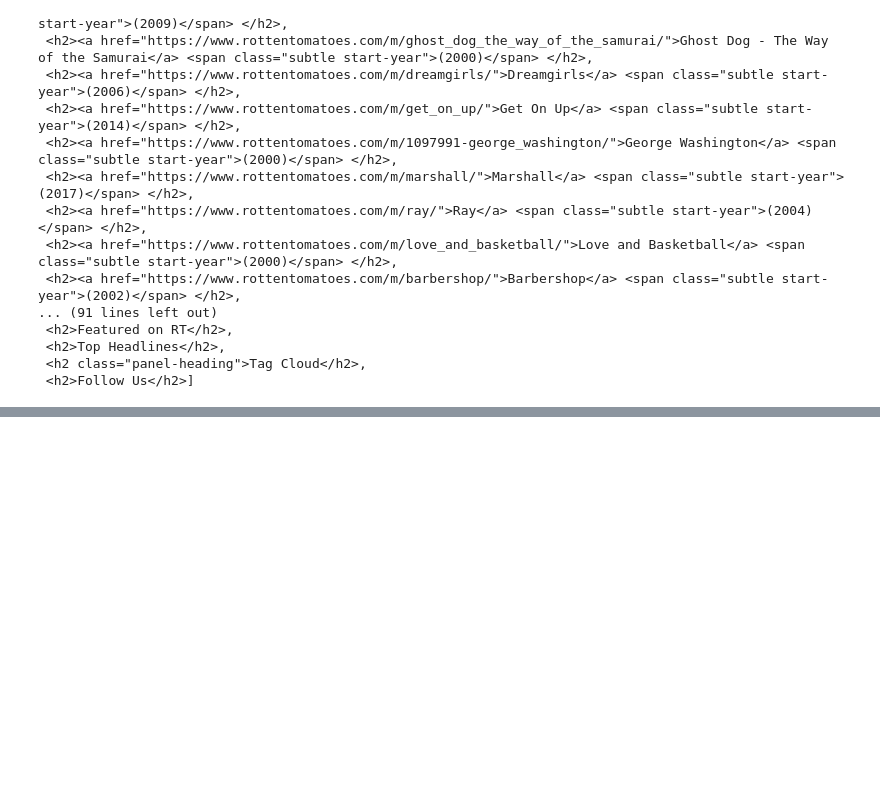
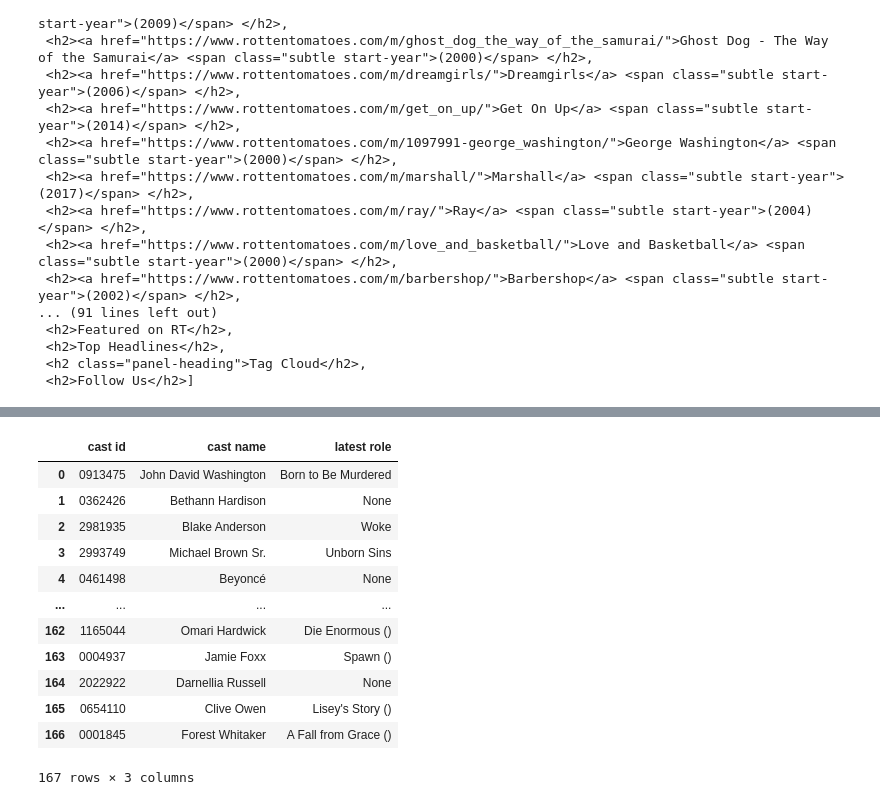
Before and after one commit to lnicholsonmesm/ETL-Project, a Jupyter notebook: Workspaces/Aranza/web_scraping.ipynb, the cells around one changed output, grey strips where cells are left out. Drawn from its saved outputs; the diff is of its cells as text; code cells hidden in the pictures; blank space fills up the shorter version.

```diff
--- a/Workspaces/Aranza/web_scraping.ipynb
+++ b/Workspaces/Aranza/web_scraping.ipynb
@@ -74,0 +195,38 @@ movies
+# %%
+cast_ids = list(set().union(cast_0_ids, cast_1_ids))
+# %%
+cast_names = []
+
+for cast_id in cast_ids:
+    try:
+        cast_names.append(ia.get_person(cast_id)["name"])
+    except:
+        cast_names.append(None)
+# %%
+latest_role = []
+
+for cast_id in cast_ids:
+    try:
+        latest_role.append(ia.get_person(cast_id)["filmography"][0]["actor"][0]["title"])
+    except:
+        try:
+            latest_role.append(ia.get_person(cast_id)["filmography"][0]["actress"][0]["title"])
+        except:
+            latest_role.append(None)
+# %%
+cast_df = pd.DataFrame({"cast id": cast_ids, "cast name": cast_names, "latest role": latest_role})
+cast_df
+# %% [output]
+|  | cast id | cast name | latest role |
+| 0 | 0913475 | John David Washington | Born to Be Murdered |
+| 1 | 0362426 | Bethann Hardison | None |
+| 2 | 2981935 | Blake Anderson | Woke |
+| 3 | 2993749 | Michael Brown Sr. | Unborn Sins |
+| 4 | 0461498 | Beyoncé | None |
+| ... | ... | ... | ... |
+| 162 | 1165044 | Omari Hardwick | Die Enormous () |
+| 163 | 0004937 | Jamie Foxx | Spawn () |
+| 164 | 2022922 | Darnellia Russell | None |
+| 165 | 0654110 | Clive Owen | Lisey's Story () |
+| 166 | 0001845 | Forest Whitaker | A Fall from Grace () |
+167 rows × 3 columns
```
Also changed, not shown: parts of 20 cells of this notebook, 4 other files.
